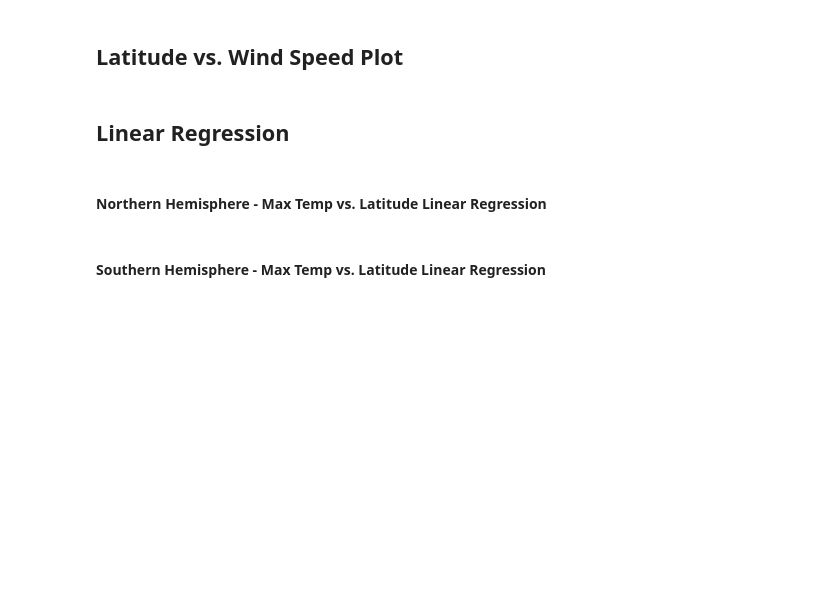
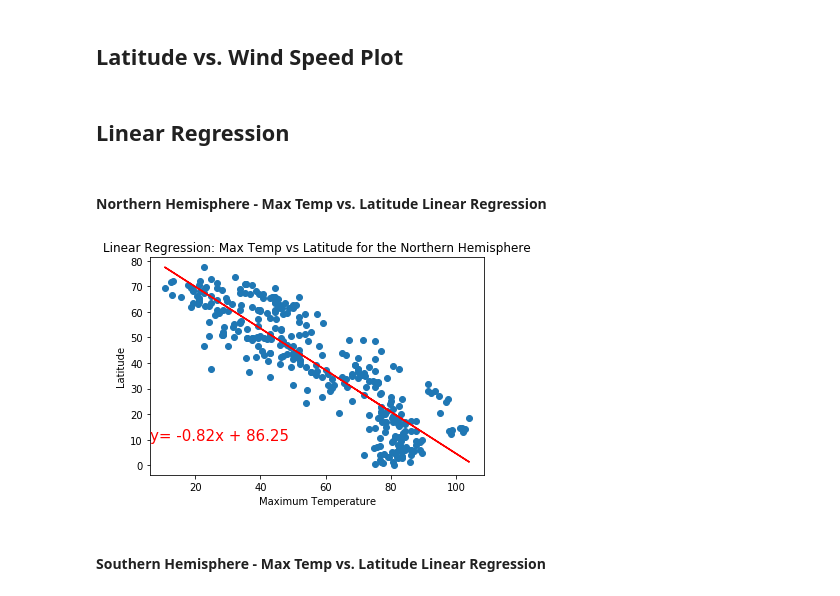
Before and after one commit to walaha2002/python-api-challenge, a Jupyter notebook: WeatherPy/starter_code/WeatherPy.ipynb, the cells around one changed output. Saved outputs shown, nothing was run; the diff lists cells and outputs as text; code cells hidden in the pictures; blank space fills up the shorter version.

Commit message:
Creates linear regressions

```diff
--- a/WeatherPy/starter_code/WeatherPy.ipynb
+++ b/WeatherPy/starter_code/WeatherPy.ipynb
@@ -256,6 +207,27 @@ ishigaki
 # %% [markdown]
 ## Linear Regression
+# %%
+# Plots linear regression equation and plot along with scatter plot
+# Divide into hemispheres
+north=weather_df.loc[(weather_df["Latitude"]>0)]
+south=weather_df.loc[(weather_df["Latitude"]<0)]
 # %% [markdown]
 ####  Northern Hemisphere - Max Temp vs. Latitude Linear Regression
+# %%
+x_values=north['Max Temp']
+y_values=north['Latitude']
+(slope,intercept,rvalue,pvalue,stderr)=linregress(x_values,y_values)
+regress_values=x_values*slope+intercept
+line_eq="y= " +str(round(slope,2))+"x + "+str(round(intercept,2))
+plt.scatter(x_values,y_values)
+plt.plot(x_values,regress_values,"r-")
+plt.annotate(line_eq,(6,10),fontsize=15,color='red')
+plt.xlabel('Maximum Temperature')
+plt.ylabel('Latitude')
+plt.title('Linear Regression: Max Temp vs Latitude for the Northern Hemisphere')
+plt.savefig("../output_data/fig5.png")
+plt.show()
+# %% [output]
+[figure, added]
 # %% [markdown]
 ####  Southern Hemisphere - Max Temp vs. Latitude Linear Regression
```
Also changed, not shown: parts of 15 cells of this notebook, 7 other files.
